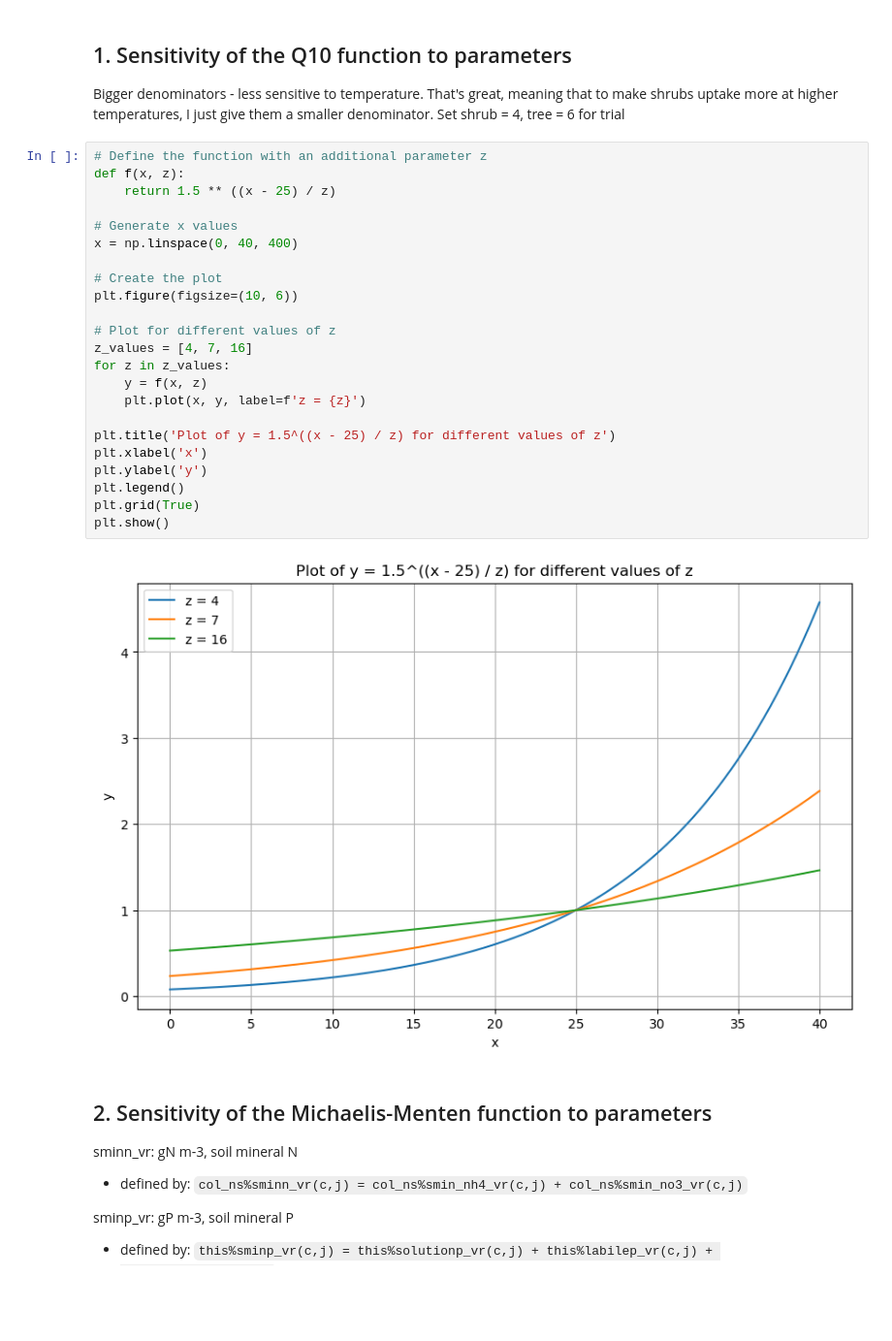
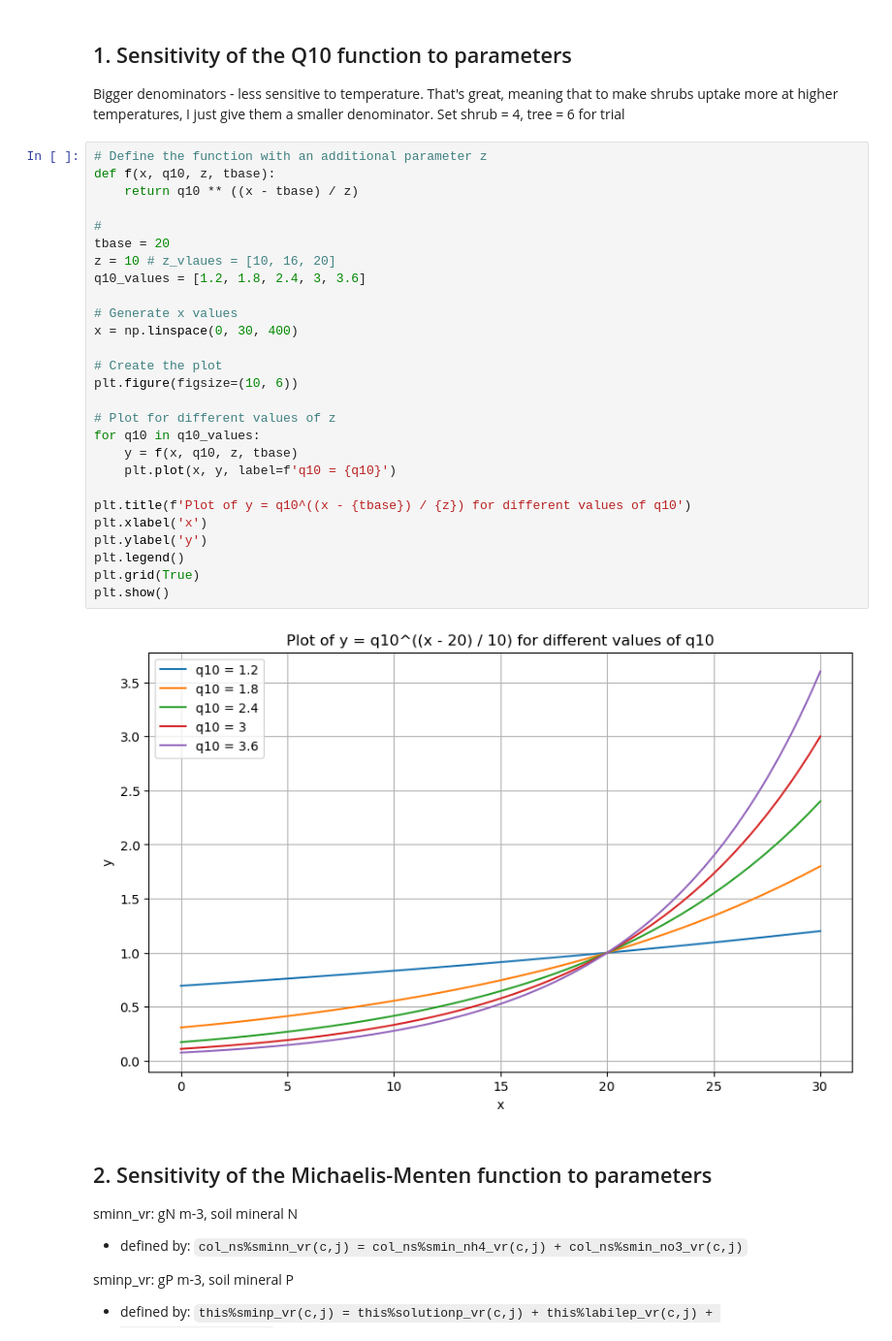
Before and after one commit to ypwong22/elm_nutrients, a Jupyter notebook: test_ECA_functions.ipynb, the cells around one changed output. Shown at 97% size. Saved outputs shown, nothing was run; the diff lists cells and outputs as text; blank space fills up the shorter version.

```diff
--- a/test_ECA_functions.ipynb
+++ b/test_ECA_functions.ipynb
@@ -11,29 +11,33 @@ That's great, meaning that to make shrubs uptake more at higher temperatures, I
 Set shrub = 4, tree = 6 for trial
 # %%
 # Define the function with an additional parameter z
-def f(x, z):
-    return 1.5 ** ((x - 25) / z)
+def f(x, q10, z, tbase):
+    return q10 ** ((x - tbase) / z)
+
+#
+tbase = 20
+z = 10 # z_vlaues = [10, 16, 20]
+q10_values = [1.2, 1.8, 2.4, 3, 3.6]
 
 # Generate x values
-x = np.linspace(0, 40, 400)
+x = np.linspace(0, 30, 400)
 
 # Create the plot
 plt.figure(figsize=(10, 6))
 
 # Plot for different values of z
-z_values = [4, 7, 16]
-for z in z_values:
-    y = f(x, z)
-    plt.plot(x, y, label=f'z = {z}')
+for q10 in q10_values:
+    y = f(x, q10, z, tbase)
+    plt.plot(x, y, label=f'q10 = {q10}')
 
-plt.title('Plot of y = 1.5^((x - 25) / z) for different values of z')
+plt.title(f'Plot of y = q10^((x - {tbase}) / {z}) for different values of q10')
 plt.xlabel('x')
 plt.ylabel('y')
 plt.legend()
 plt.grid(True)
 plt.show()
 # %% [output]
-[figure, old version]
+[figure, new version]
 # %% [markdown]
 ## 2. Sensitivity of the Michaelis-Menten function to parameters
 
```
Also changed, not shown: parts of 1 cell of this notebook, 11 other files.
